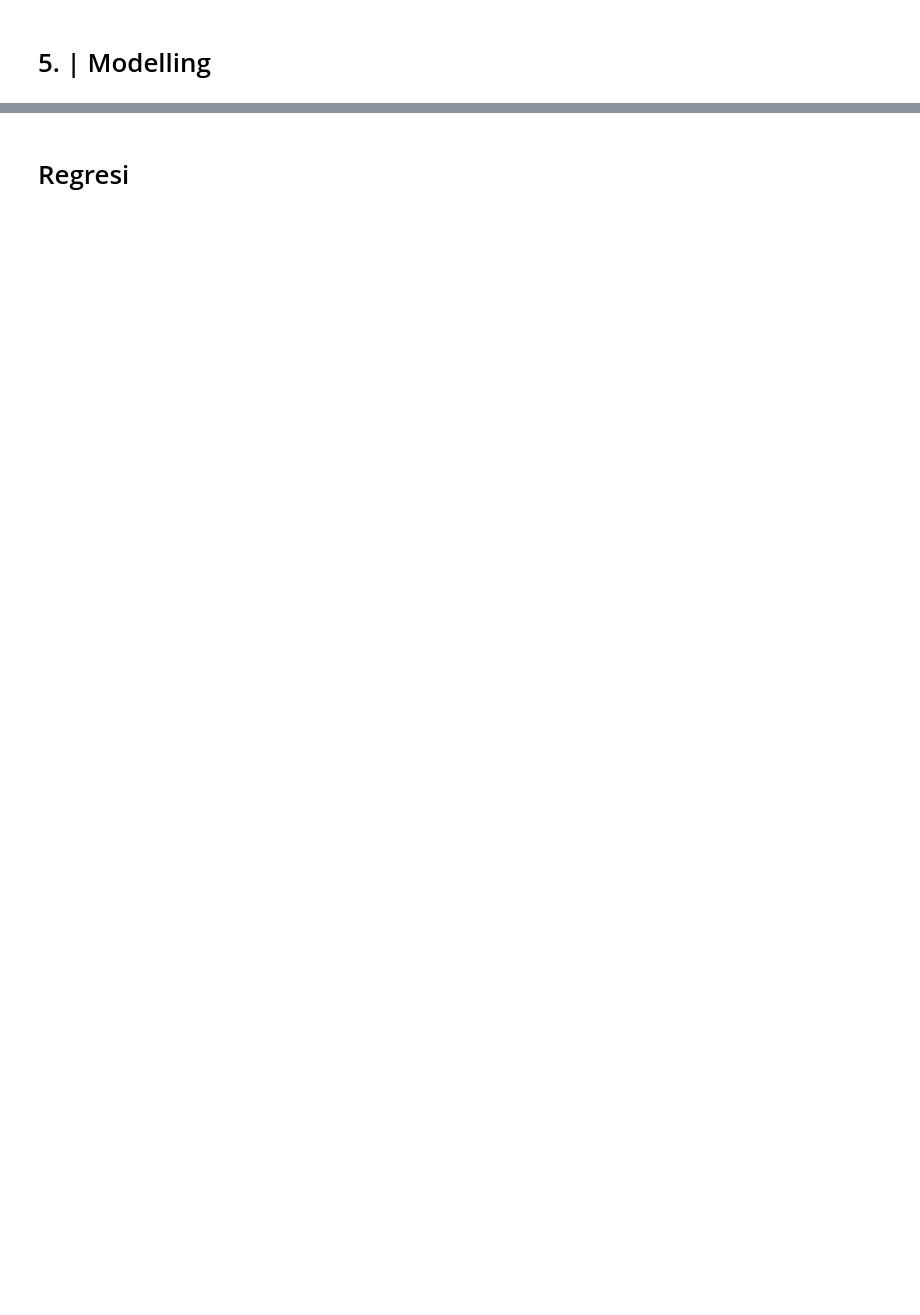
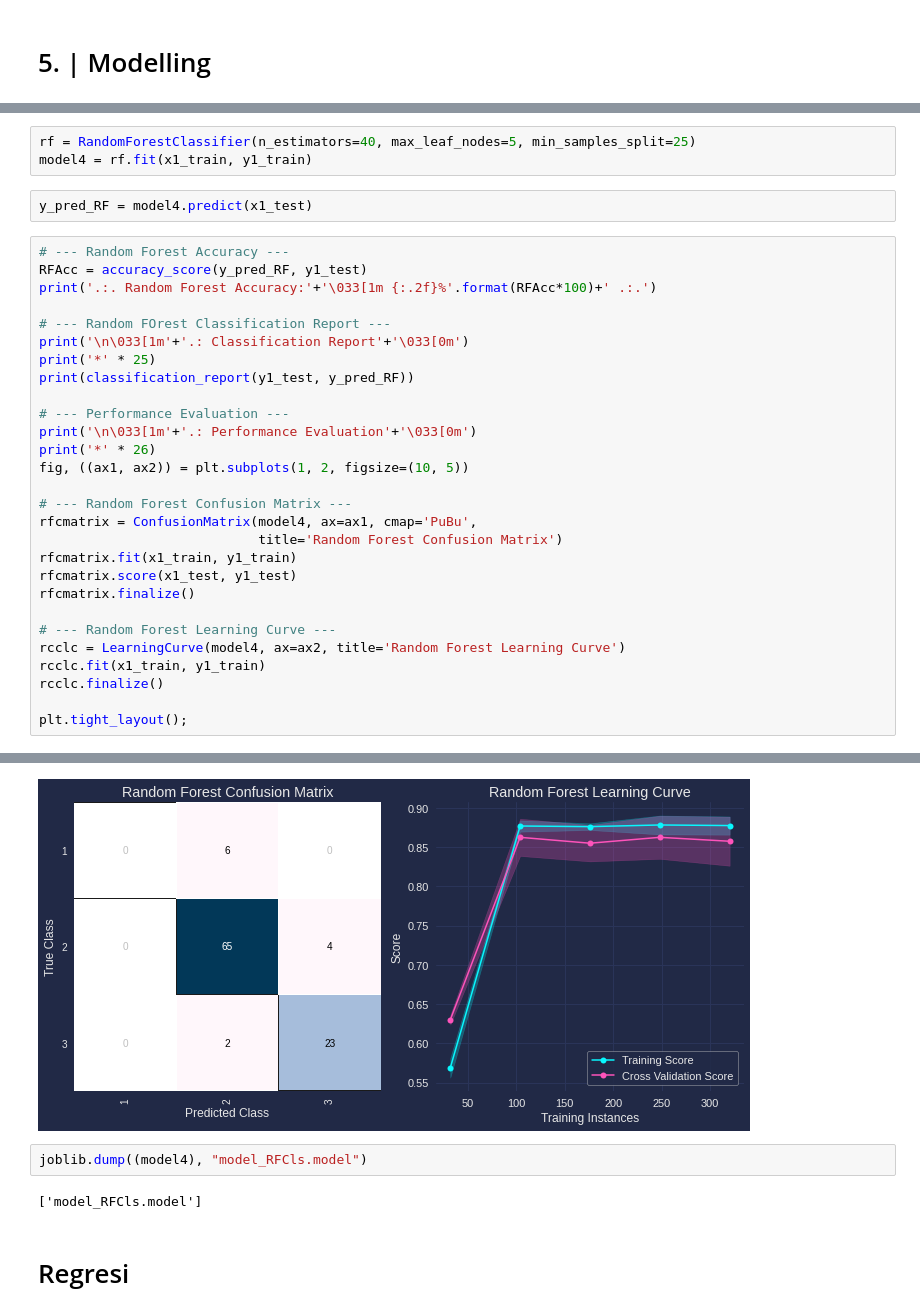
Before and after one commit to MFTDhilah/Insight1, a Jupyter notebook: app/TAOrbit.ipynb, the cells around one changed output, grey strips where cells are left out. Saved outputs shown, nothing was run; the diff lists cells and outputs as text; blank space fills up the shorter version.

```diff
--- a/app/TAOrbit.ipynb
+++ b/app/TAOrbit.ipynb
@@ -486,0 +597,34 @@ x_train, x_test, y_train, y_test = train_test_split(x_reg, y_reg, test_size=0.2,
+# %%
+rf = RandomForestClassifier(n_estimators=40, max_leaf_nodes=5, min_samples_split=25)
+model4 = rf.fit(x1_train, y1_train)
+# %%
+y_pred_RF = model4.predict(x1_test)
+# %%
+# --- Random Forest Accuracy ---
+RFAcc = accuracy_score(y_pred_RF, y1_test)
+print('.:. Random Forest Accuracy:'+'\033[1m {:.2f}%'.format(RFAcc*100)+' .:.')
+
+# --- Random FOrest Classification Report ---
+print('\n\033[1m'+'.: Classification Report'+'\033[0m')
+print('*' * 25)
+print(classification_report(y1_test, y_pred_RF))
+
+# --- Performance Evaluation ---
+print('\n\033[1m'+'.: Performance Evaluation'+'\033[0m')
+print('*' * 26)
+fig, ((ax1, ax2)) = plt.subplots(1, 2, figsize=(10, 5))
+
+# --- Random Forest Confusion Matrix ---
+rfcmatrix = ConfusionMatrix(model4, ax=ax1, cmap='PuBu',
+                            title='Random Forest Confusion Matrix')
+rfcmatrix.fit(x1_train, y1_train)
+rfcmatrix.score(x1_test, y1_test)
+rfcmatrix.finalize()
+
+# --- Random Forest Learning Curve ---
+rcclc = LearningCurve(model4, ax=ax2, title='Random Forest Learning Curve')
+rcclc.fit(x1_train, y1_train)
+rcclc.finalize()
+
+plt.tight_layout();
+# %% [output]
@@ -487,3 +648,8 @@ x_train, x_test, y_train, y_test = train_test_split(x_reg, y_reg, test_size=0.2,
+[figure, added]
+# %%
+joblib.dump((model4), "model_RFCls.model")
+# %% [output]
+['model_RFCls.model']
 # %% [markdown]
 # Regresi
 # %%
```
Also changed, not shown: parts of 42 cells of this notebook.
